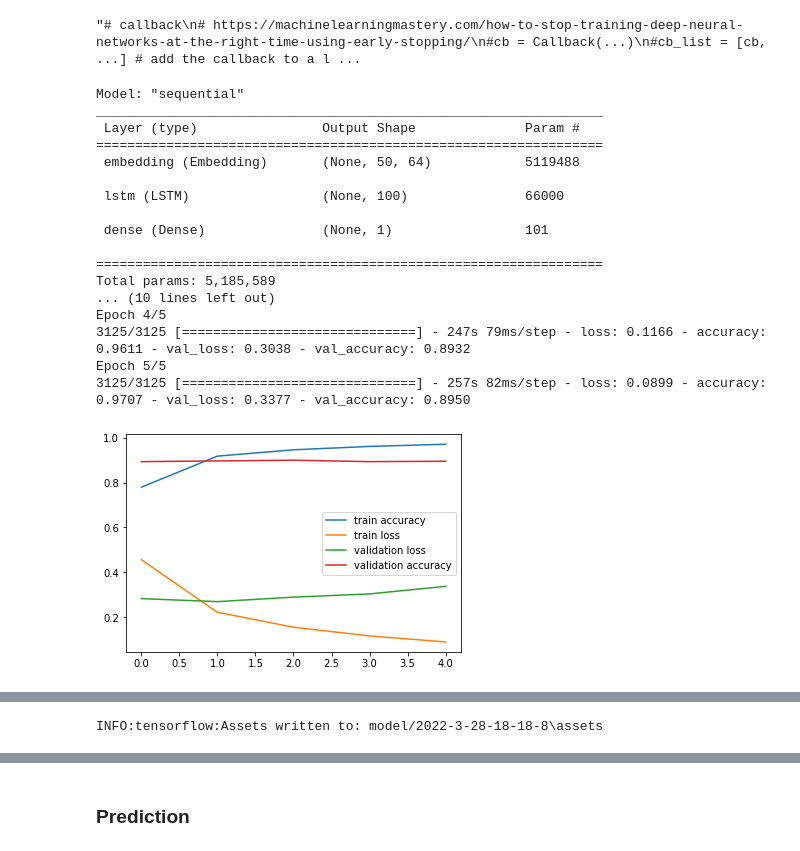
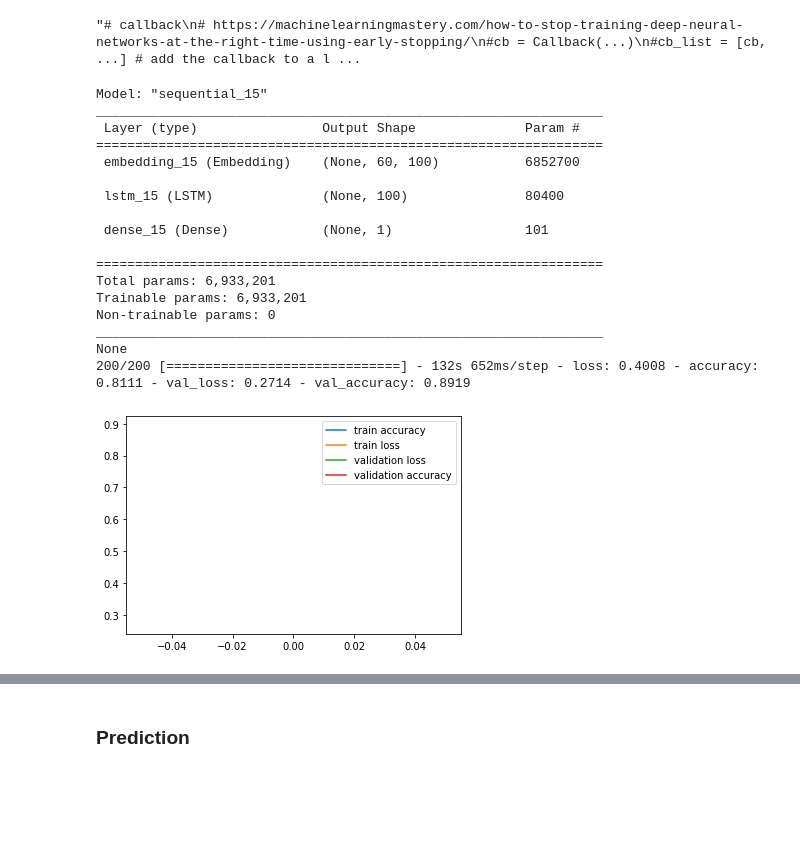
Before and after one commit to csipapicsa/2ndYearProject-NLP, a Jupyter notebook: Baseline-original-dont-modify-it.ipynb, the cells around one changed output, grey strips where cells are left out. Cells and saved outputs as stored; diff of their text form; code cells hidden in the pictures; blank space fills up the shorter version.

Commit message:
Baseline 2 contains stop words
Just copy, dont modify it

```diff
--- a/Baseline-original-dont-modify-it.ipynb
+++ b/Baseline-original-dont-modify-it.ipynb
@@ -39,6 +42,7 @@ PATH["music_reviews_test"] = PATH["dataset_classification"] + "music_reviews_tes
 train = f.readJson(PATH["music_reviews_train"])
 dev = f.readJson(PATH["music_reviews_dev"])
 test = f.readJson(PATH["music_reviews_test"])
+length_of_sentencies_counter = []
 # %% [output]
 Number of data:  100000
 Number of data:  10000
@@ -60,10 +131,27 @@ for i in range(len(data)):
         train_sentiment.append(data[i]["sentiment"])
         train_idx.append(i)
         y_train.append(sent_dict[data[i]["sentiment"]])
-        length_of_sentencies_counter.append(len(data[i]["reviewText"].split()))
+        #length_of_sentencies_counter.append(len(data[i]["reviewText"].split()))
     except KeyError:
         missing_indexies.append(i)
         continue
 print(missing_indexies)
+
+########################## remove stop words delet missing shit
+##### ------------- remove stop words
+train_sent,length_of_sentencies_counter = remove_stop_words(train_sent)
+print("##### ")
+empties = []
+for i in range(len(train_sent)):
+    if len(train_sent[i]) == 0:
+        empties.append(i)
+c = 0
+for i in empties:
+    #print(train_sent[i-c])
+    del train_sent[i-c]
+    del train_sentiment[i-c]
+    del y_train[i-c]
+    c += 1
+    #print(c)
 # %% [output]
 [4603, 4838, 16019, 18229, 19785, 23315, 28397, 28834, 33359, 43138, 43539, 43690, 44008, 44477, 44972, 48811, 49317, 50106, 51717, 52286, 55555, 56171, 57223, 58328, 58799, 58866, 59525, 59739, 61046 ...
@@ -126,18 +247,21 @@ index of reviews which are empty:  [90, 117, 439, 2138, 4112, 5364, 8210]
 ###################################################################################
 from zeugma import TextsToSequences
 sequencer = TextsToSequences()
-print(type(sequencer))
+
 sequencer.fit_transform(train_sent)
 # save the sequencer  than load it again
+max(sequencer.index_word)
 import pickle
 b = pickle.dumps(sequencer)
-pickle.dump( b, open( "model/text_to_seq.p", "wb" ) )
+#pickle.dump( b, open( "model/text_to_seq.p", "wb" ) )
+pickle.dump( b, open( "model/text_to_seq_without_stop_words.p", "wb" ) )
 # load
-sequencer = pickle.load( open( "model/text_to_seq.p", "rb" ) )
+#sequencer = pickle.load( open( "model/text_to_seq.p", "rb" ) )
+sequencer = pickle.load( open( "model/text_to_seq_without_stop_words.p", "rb" ) )
 sequencer = pickle.loads(sequencer)
 
 #print(sequencer.index_word)
 # fit new data
 Train = sequencer.transform(train_sent)
 Dev = sequencer.transform(dev_sent)
-Test = sequencer.transform(test_sent)
+#Test = sequencer.transform(test_sent)
@@ -161,9 +283,9 @@ def sequence_pad(sequence, padding='pre', maxlen=50):
 ## Padding the dataset, POST padding works better a little bit
 # %%
 padding = "post"
-maxlen = 50 # how many words from the review
+maxlen = 60 # how many words from the review
 X_train_p = sequence_pad(Train, padding=padding, maxlen=maxlen)
 X_dev_p = sequence_pad(Dev, padding=padding, maxlen=maxlen)
 X_test_p = sequence_pad(Test, padding=padding, maxlen=maxlen)
-len(X_test_p)
+len(X_train_p)
 # %% [output]
@@ -255,6 +376,7 @@ save_time = str(dateTimeObj.year)+'-'+str(dateTimeObj.month)+'-'+str(dateTimeObj
 # define the model
 
 embedding_size=64
+embedding_size=100
 model=Sequential()
 model.add(Embedding(vocabulary_size+1, embedding_size, input_length=maxlen))
 model.add(LSTM(100))
@@ -263,44 +385,44 @@ model.add(Dense(1, activation='sigmoid'))
 model.compile(loss='binary_crossentropy',
              optimizer='adam',
              metrics=['accuracy'])
 
 print(model.summary())
 
-batch_size = 16
-num_epochs = 5
+batch_size = 500
+num_epochs = 1
 
 #X_valid, y_valid = X_train_k[batch_size:], y_train[batch_size:]
 history = model.fit(X_train_m, y_train_m, validation_data=(X_valid_m, y_valid_m),
                     batch_size=batch_size,
                     epochs=num_epochs)  # for regularization)
 #history = model.fit(X_train_m, y_train_m, batch_size=batch_size, epochs=num_epochs)
 #model.fit(X_trainn, y_trainn, batch_size=batch_size, epochs=num_epochs)
 #model.fit(X_train_m, y_train_m, batch_size=batch_size, epochs=num_epochs)
 #mc = ModelCheckpoint('best_model.h5', monitor='val_accuracy', mode='max', verbose=1, save_best_only=True)
 plt.plot(history.history["accuracy"], label='train accuracy')
 plt.plot(history.history["loss"], label='train loss')
 plt.plot(history.history["val_loss"], label='validation loss')
 plt.plot(history.history["val_accuracy"], label='validation accuracy')
 plt.legend()
 plt.show()
 ######### ------------------------- ################### save the model
-model.save('model/'+save_time)
+#model.save('model/'+save_time)
 # %% [output]
-Model: "sequential"
+Model: "sequential_15"
 _________________________________________________________________
  Layer (type)                Output Shape              Param #
 =================================================================
- embedding (Embedding)       (None, 50, 64)            5119488
+ embedding_15 (Embedding)    (None, 60, 100)           6852700
 
- lstm (LSTM)                 (None, 100)               66000
+ lstm_15 (LSTM)              (None, 100)               80400
 
- dense (Dense)               (None, 1)                 101
+ dense_15 (Dense)            (None, 1)                 101
 
 =================================================================
-Total params: 5,185,589
-... (10 lines left out)
-Epoch 4/5
-3125/3125 [==============================] - 247s 79ms/step - loss: 0.1166 - accuracy: 0.9611 - val_loss: 0.3038 - val_accuracy: 0.8932
-Epoch 5/5
-3125/3125 [==============================] - 257s 82ms/step - loss: 0.0899 - accuracy: 0.9707 - val_loss: 0.3377 - val_accuracy: 0.8950
+Total params: 6,933,201
+Trainable params: 6,933,201
+Non-trainable params: 0
+_________________________________________________________________
+None
+200/200 [==============================] - 132s 652ms/step - loss: 0.4008 - accuracy: 0.8111 - val_loss: 0.2714 - val_accuracy: 0.8919
-[figure, old version]
+[figure, new version]
@@ -308 +428,0 @@ WARNING:absl:Found untraced functions such as lstm_cell_layer_call_fn, lstm_cell
-INFO:tensorflow:Assets written to: model/2022-3-28-18-18-8\assets
```
Also changed, not shown: parts of 15 cells of this notebook, 12 other files.
